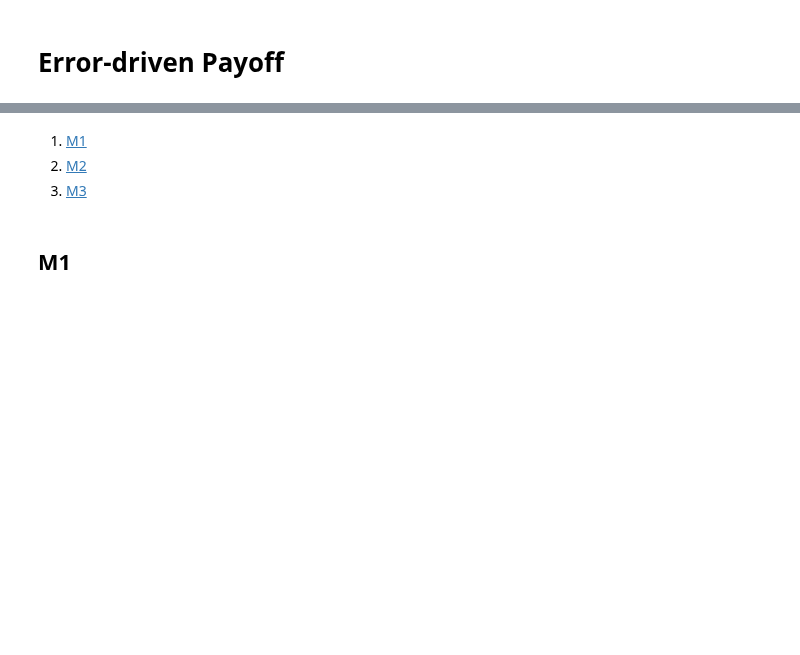
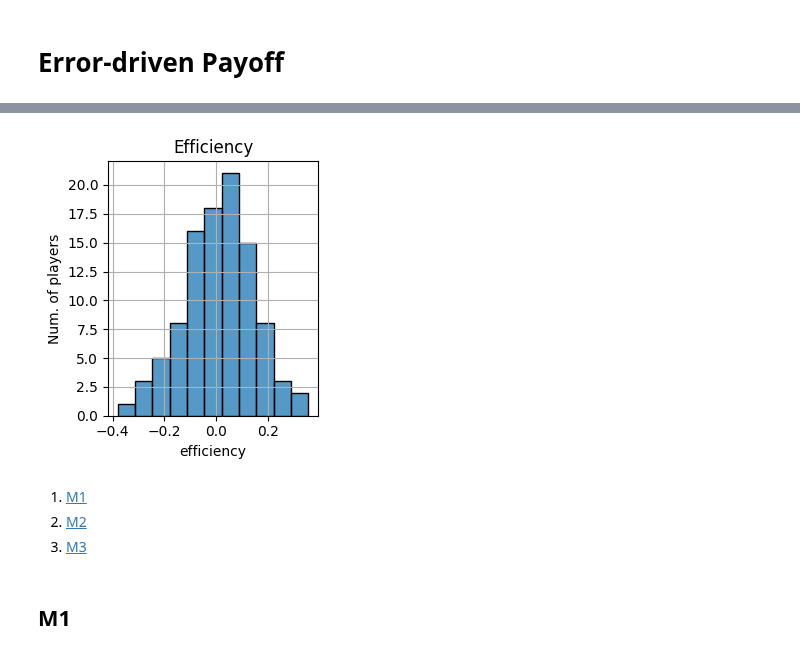
Before and after one commit to EAndrade-Lotero/Cognitive_Models_El_Farol_Bar_Problem, a Jupyter notebook: Notebooks/test_Payoffs.ipynb, the cells around one changed output, grey strips where cells are left out. Cells and saved outputs as stored; diff of their text form; code cells hidden in the pictures; blank space fills up the shorter version.

```diff
--- a/Notebooks/test_Payoffs.ipynb
+++ b/Notebooks/test_Payoffs.ipynb
@@ -24,0 +92,16 @@ free_parameters = {
+# %%
+from Classes.cognitive_model_agents import FairnessM2
+
+agent_class = FairnessM2
+free_parameters = {
+	"learning_rate": 0.3,
+	"inverse_temperature":1,
+    'bias':0
+}
+# free_parameters = {
+#     'bias': 0.41702200470257406,
+#     'inverse_temperature': 46.38044308685596,
+#     'learning_rate': 0.000114374817344
+# }
+plot_efficiency(agent_class)
+# %% [output]
@@ -25,3 +110,4 @@ free_parameters = {
+[figure, added]
 # %%
 from pathlib import Path
 
```
Also changed, not shown: parts of 28 cells of this notebook, 7 other files.
